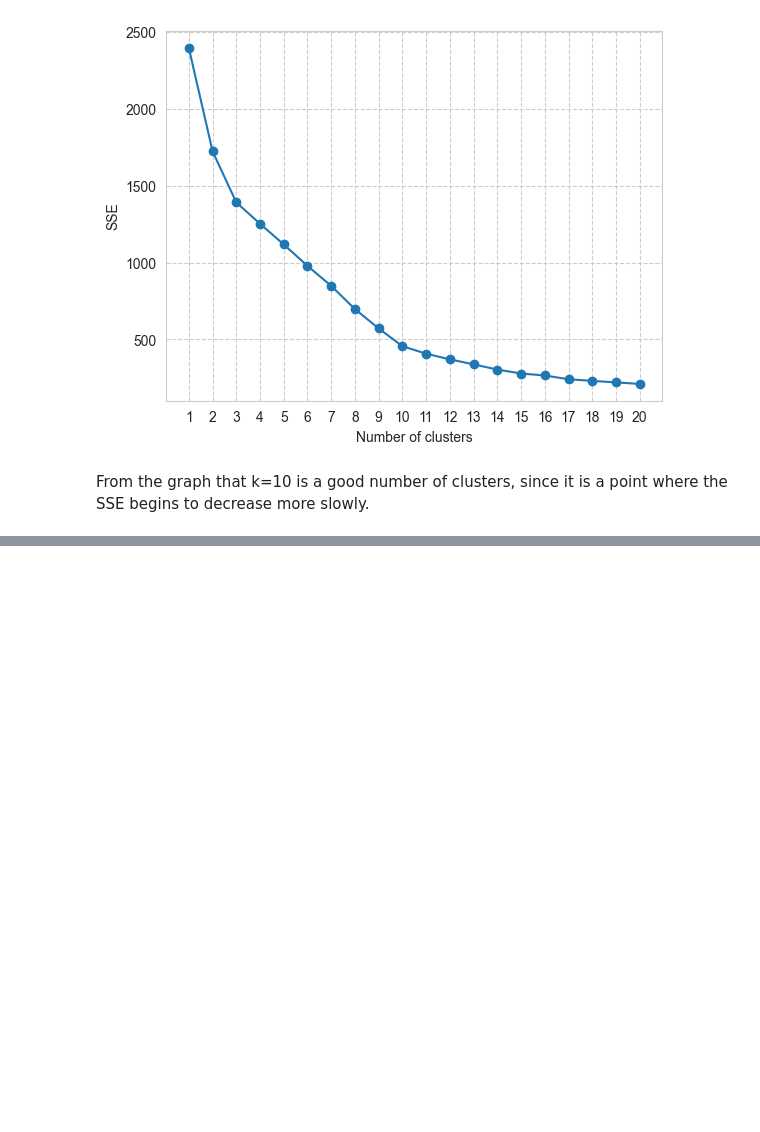
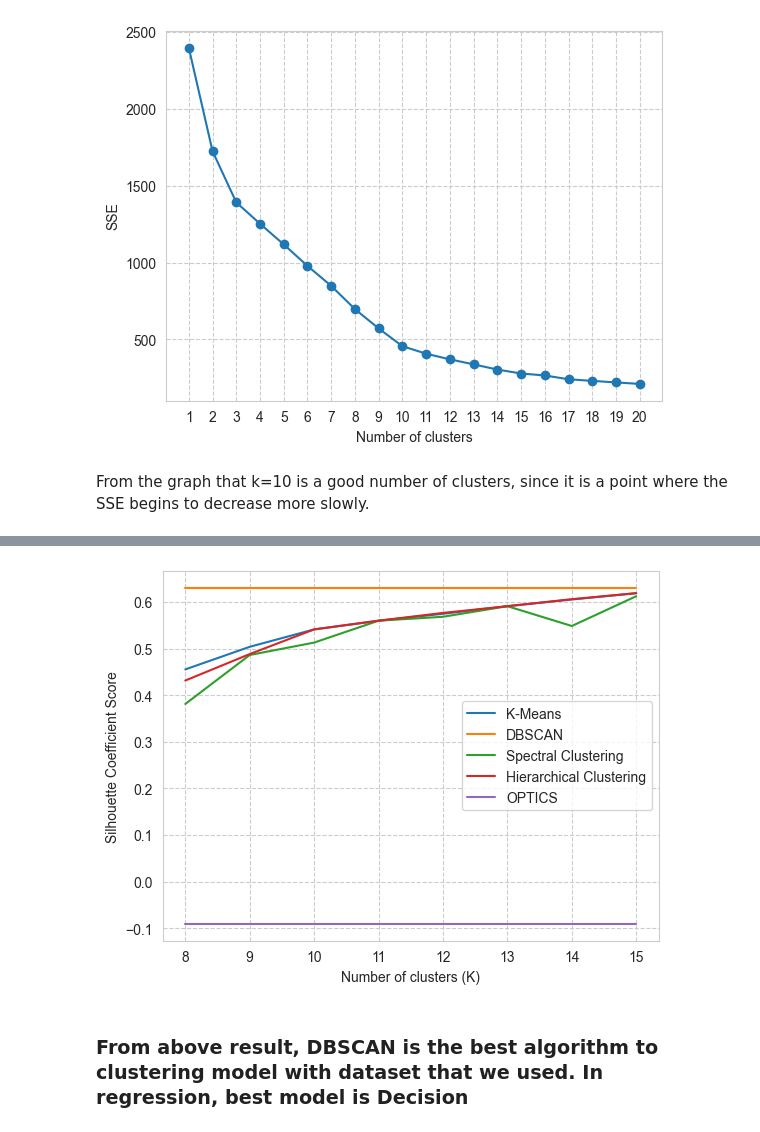
Before and after one commit to GarterPoom/Comparison-and-Implementation-of-Insurance-Customer-Predictive-Models, a Jupyter notebook: Models Implementation.ipynb, the cells around one changed output, grey strips where cells are left out. Drawn from its saved outputs; the diff is of its cells as text; code cells hidden in the pictures; blank space fills up the shorter version.

Commit message:
Deploy clustering models with K in range 8-15

```diff
--- a/Models Implementation.ipynb
+++ b/Models Implementation.ipynb
@@ -208,0 +281,15 @@ From the graph that k=10 is a good number of clusters, since it is a point where
+# %%
+# Plot the results
+plt.plot(ks, kmeans_scores, label='K-Means')
+plt.plot(ks, dbscan_scores, label='DBSCAN')
+plt.plot(ks, spectral_scores, label='Spectral Clustering')
+plt.plot(ks, hierarchical_scores, label='Hierarchical Clustering')
+plt.plot(ks, optics_scores, label='OPTICS')
+plt.xlabel('Number of clusters (K)')
+plt.ylabel('Silhouette Coefficient Score')
+plt.legend()
+plt.show()
+# %% [output]
+[figure, added]
+# %% [markdown]
+### From above result, DBSCAN is the best algorithm to clustering model with dataset that we used. In regression, best model is Decision
```
Also changed, not shown: parts of 2 cells of this notebook.
